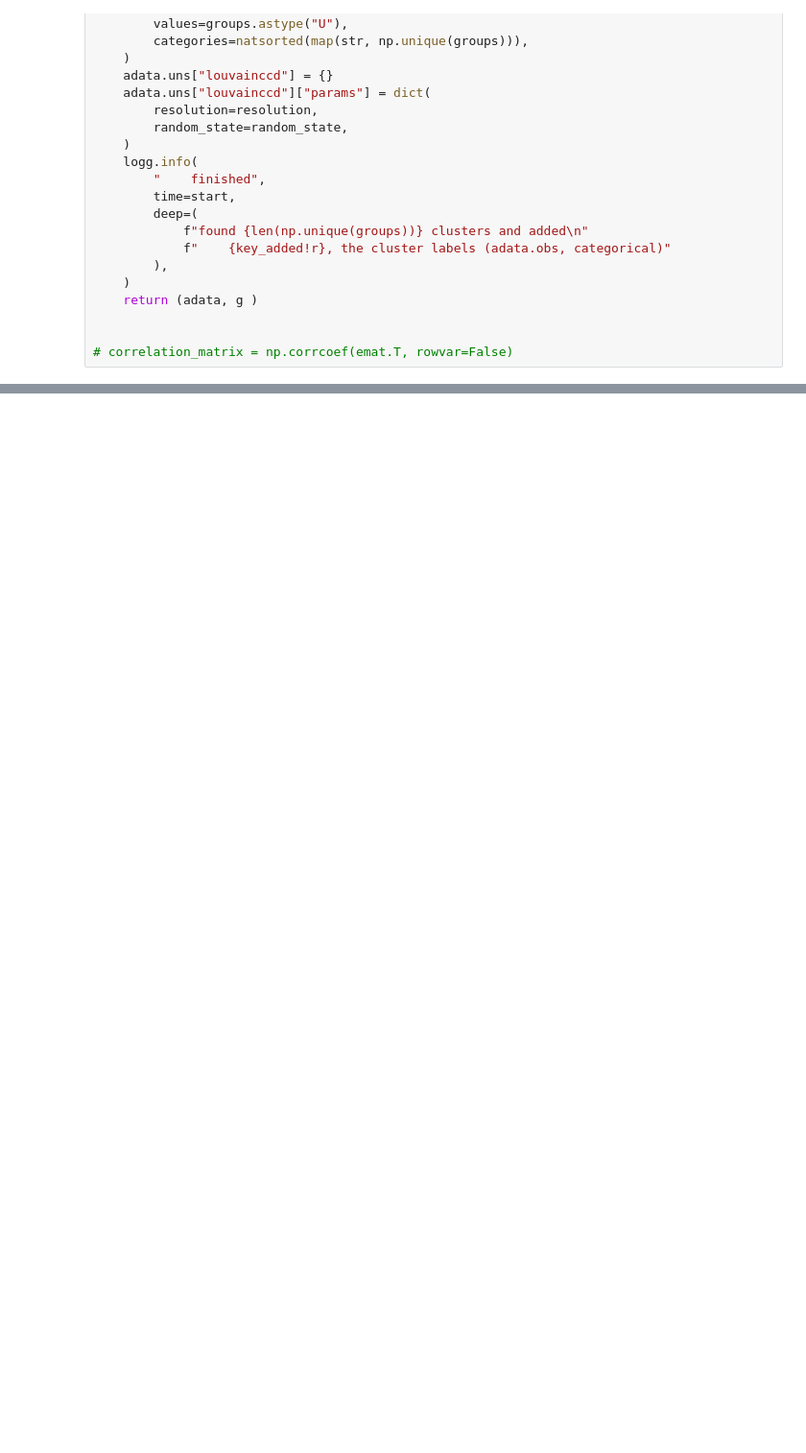
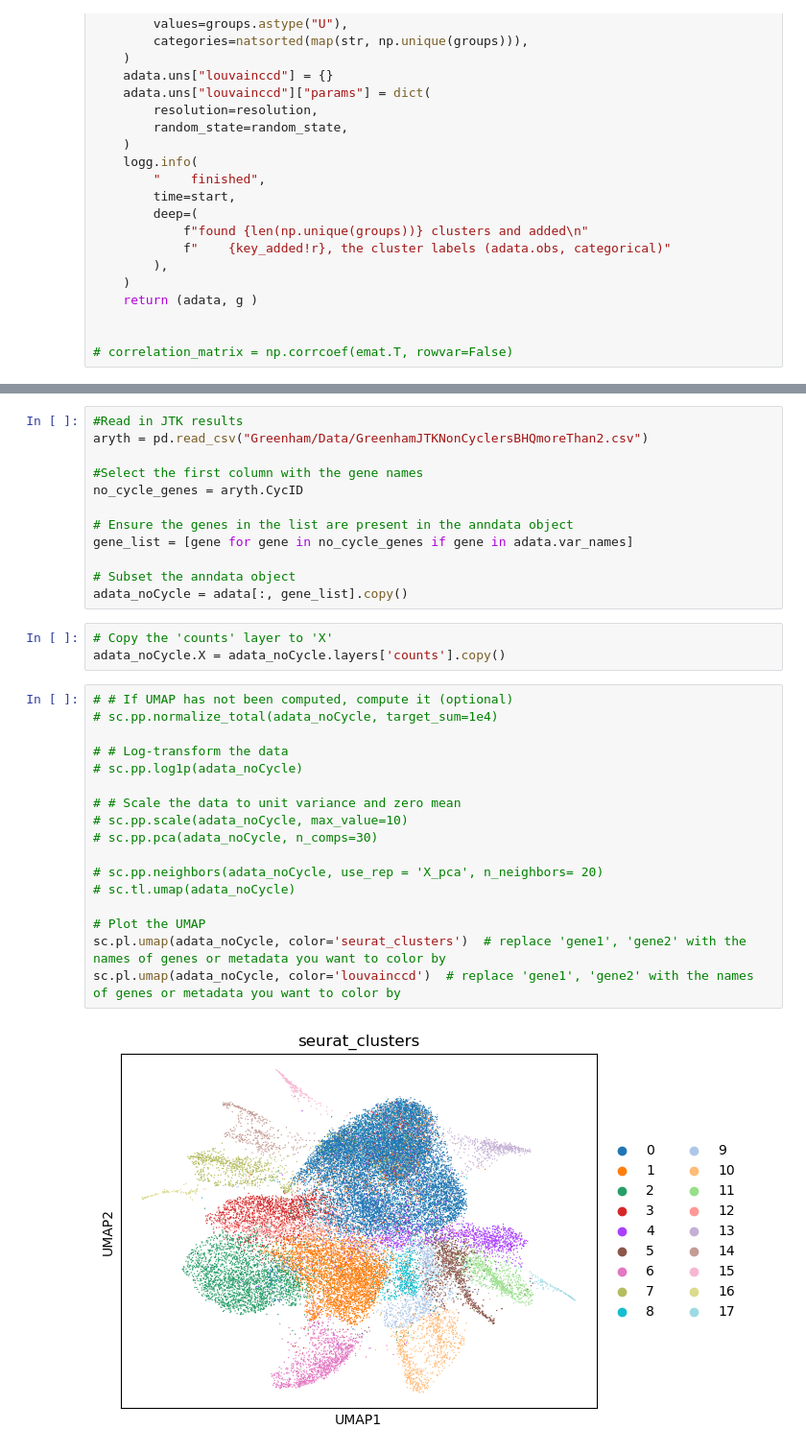
Before and after one commit to HenryHollis/python_ccd_cluster, a Jupyter notebook: Greenham.ipynb, the cells around one changed output, grey strips where cells are left out. Shown at 96% size. Saved outputs shown, nothing was run; the diff lists cells and outputs as text; blank space fills up the shorter version.

```diff
--- a/Greenham.ipynb
+++ b/Greenham.ipynb
@@ -599,0 +642,34 @@ with warnings.catch_warnings():
+# %%
+#Read in JTK results
+aryth = pd.read_csv("Greenham/Data/GreenhamJTKNonCyclersBHQmoreThan2.csv")
+
+#Select the first column with the gene names
+no_cycle_genes = aryth.CycID
+
+# Ensure the genes in the list are present in the anndata object
+gene_list = [gene for gene in no_cycle_genes if gene in adata.var_names]
+
+# Subset the anndata object
+adata_noCycle = adata[:, gene_list].copy()
+# %%
+# Copy the 'counts' layer to 'X'
+adata_noCycle.X = adata_noCycle.layers['counts'].copy()
+# %%
+# # If UMAP has not been computed, compute it (optional)
+# sc.pp.normalize_total(adata_noCycle, target_sum=1e4)
+
+# # Log-transform the data
+# sc.pp.log1p(adata_noCycle)
+
+# # Scale the data to unit variance and zero mean
+# sc.pp.scale(adata_noCycle, max_value=10)
+# sc.pp.pca(adata_noCycle, n_comps=30)
+
+# sc.pp.neighbors(adata_noCycle, use_rep = 'X_pca', n_neighbors= 20)
+# sc.tl.umap(adata_noCycle)
+
+# Plot the UMAP
+sc.pl.umap(adata_noCycle, color='seurat_clusters')  # replace 'gene1', 'gene2' with the names of genes or metadata you want to color by
+sc.pl.umap(adata_noCycle, color='louvainccd')  # replace 'gene1', 'gene2' with the names of genes or metadata you want to color by
+# %% [output]
+[figure, added]
```
Also changed, not shown: parts of 17 cells of this notebook, 4 other files.
